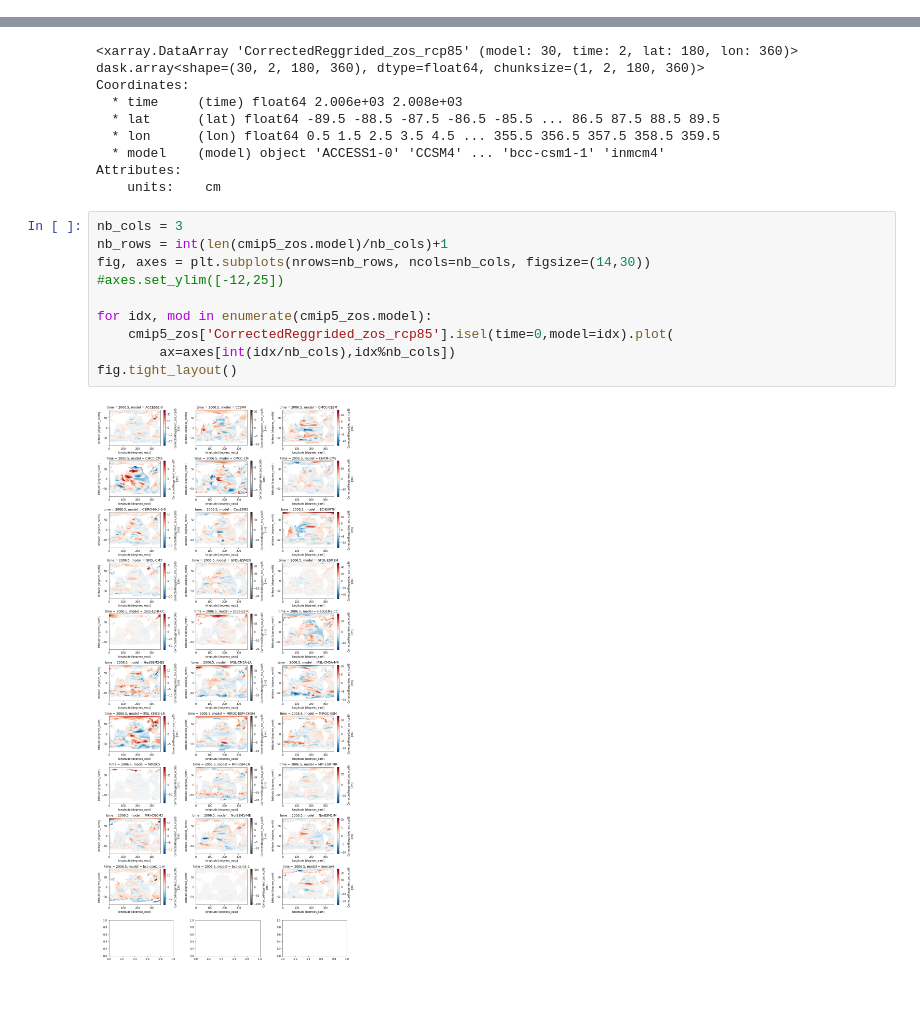
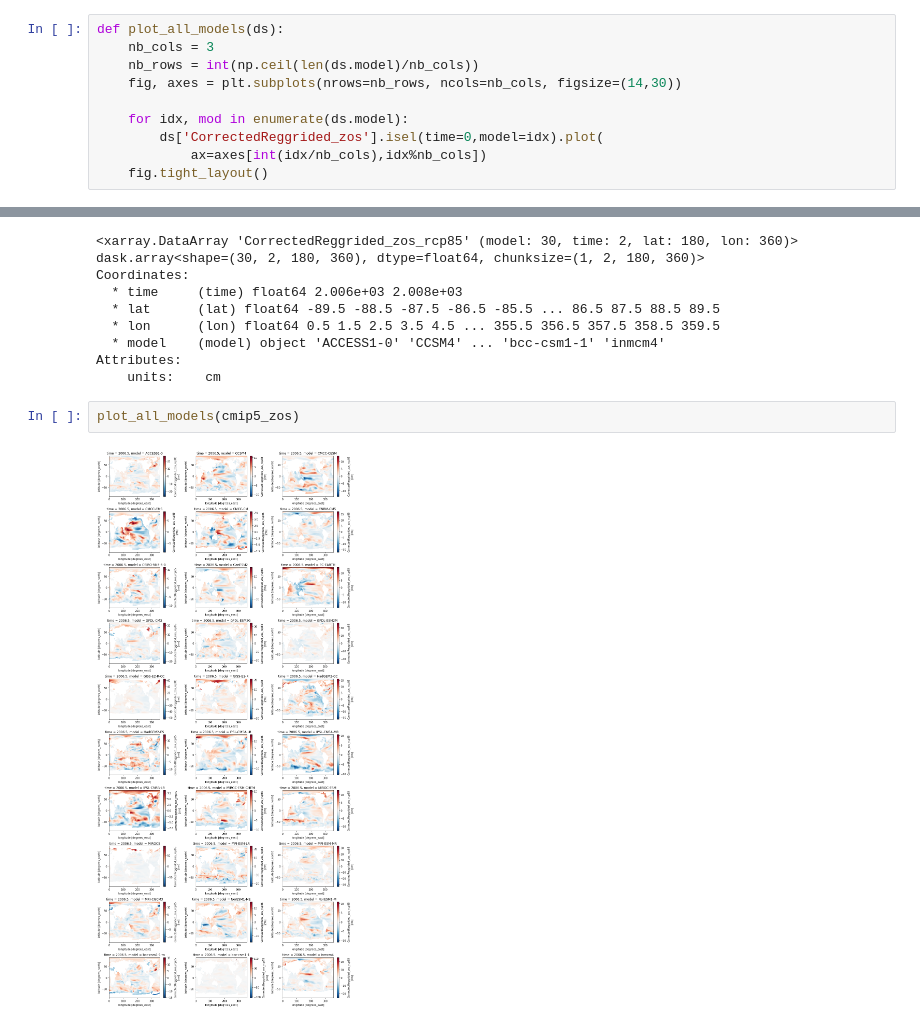
Before and after one commit to dlebars/CMIP_SeaLevel, a Jupyter notebook: notebooks/PlotZOS.ipynb, the cells around one changed output, grey strips where cells are left out. Cells and saved outputs as stored; diff of their text form; blank space fills up the shorter version.

```diff
--- a/notebooks/PlotZOS.ipynb
+++ b/notebooks/PlotZOS.ipynb
@@ -28,4 +28,14 @@ CMIP5_zos_rcp85_inmcm4_2006_2101.nc
 CMIP6_SeaLevel_ssp585_zostoga_1986-2100.nc
+# %%
+def plot_all_models(ds):
+    nb_cols = 3
+    nb_rows = int(np.ceil(len(ds.model)/nb_cols))
+    fig, axes = plt.subplots(nrows=nb_rows, ncols=nb_cols, figsize=(14,30))
+
+    for idx, mod in enumerate(ds.model):
+        ds['CorrectedReggrided_zos'].isel(time=0,model=idx).plot(
+            ax=axes[int(idx/nb_cols),idx%nb_cols])
+    fig.tight_layout()
 # %% [markdown]
 ### Look at CMIP5 fields
 # %%
@@ -41,15 +51,7 @@ Coordinates:
   * model    (model) object 'ACCESS1-0' 'CCSM4' ... 'bcc-csm1-1' 'inmcm4'
 Attributes:
     units:    cm
-# %%
-nb_cols = 3
-nb_rows = int(len(cmip5_zos.model)/nb_cols)+1
-fig, axes = plt.subplots(nrows=nb_rows, ncols=nb_cols, figsize=(14,30))
-#axes.set_ylim([-12,25])
-
-for idx, mod in enumerate(cmip5_zos.model):
-    cmip5_zos['CorrectedReggrided_zos_rcp85'].isel(time=0,model=idx).plot(
-        ax=axes[int(idx/nb_cols),idx%nb_cols])
-fig.tight_layout()
-# %% [output]
-[figure, removed]
+# %%
+plot_all_models(cmip5_zos)
+# %% [output]
+[figure, added]
```
Also changed, not shown: parts of 7 cells of this notebook, 1 other file.
